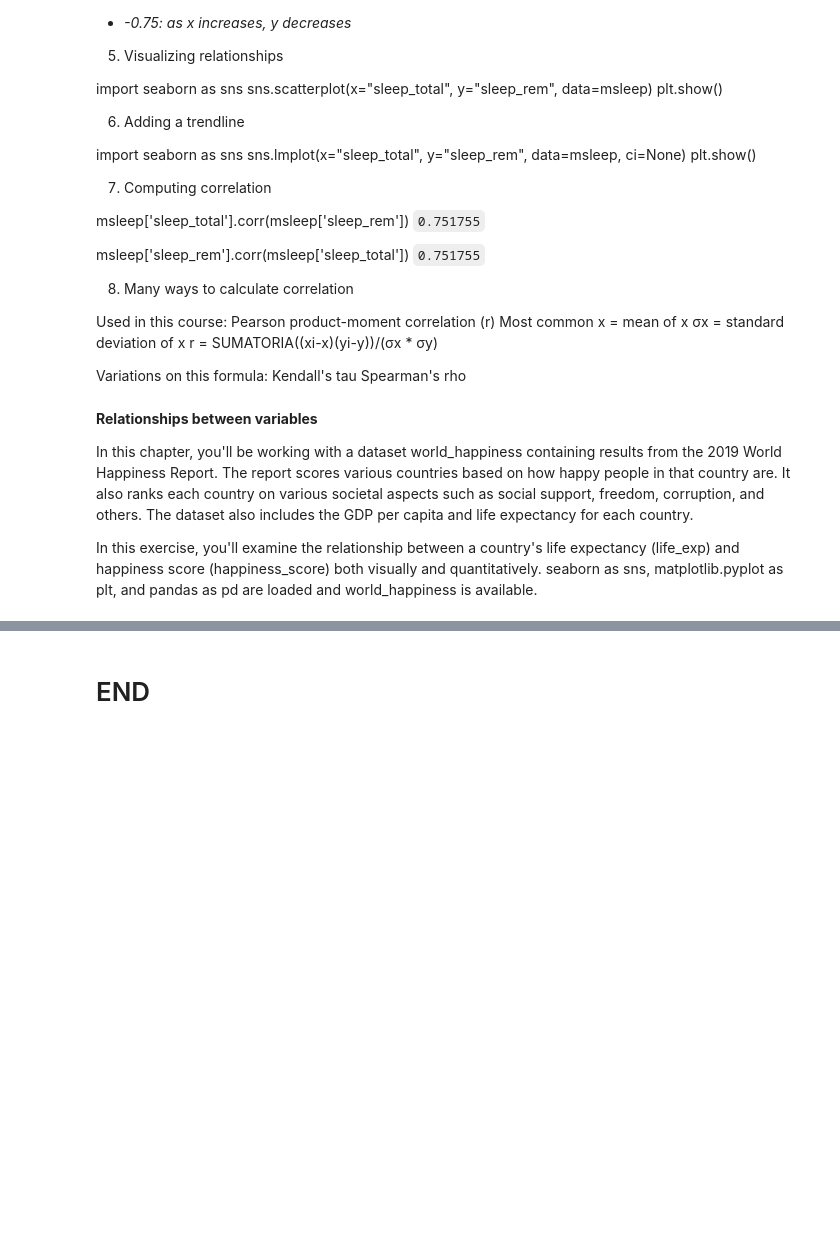
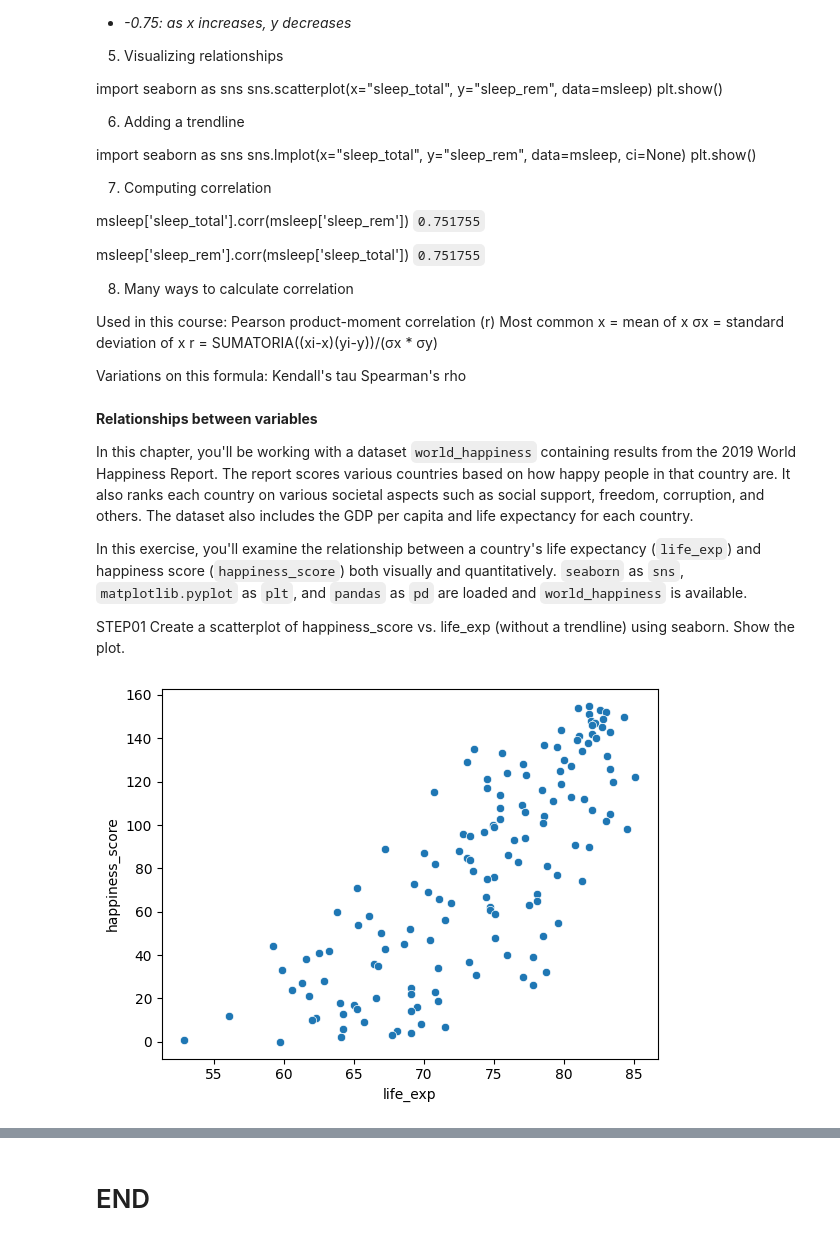
Before and after one commit to mcabas/Datacamp_Notebook, a Jupyter notebook: DataCamp.Course_041_Introduction to Statistics in Python.ipynb, the cells around one changed output, grey strips where cells are left out. Drawn from its saved outputs; the diff is of its cells as text; code cells hidden in the pictures; blank space fills up the shorter version.

```diff
--- a/DataCamp.Course_041_Introduction to Statistics in Python.ipynb
+++ b/DataCamp.Course_041_Introduction to Statistics in Python.ipynb
@@ -1620,6 +1620,26 @@ Spearman's rho
 # %% [markdown]
 **Relationships between variables**
 
-In this chapter, you'll be working with a dataset world_happiness containing results from the 2019 World Happiness Report. The report scores various countries based on how happy people in that country are. It also ranks each country on various societal aspects such as social support, freedom, corruption, and others. The dataset also includes the GDP per capita and life expectancy for each country.
+In this chapter, you'll be working with a dataset `world_happiness` containing results from the 2019 World Happiness Report. The report scores various countries based on how happy people in that country are. It also ranks each country on various societal aspects such as social support, freedom, corruption, and others. The dataset also includes the GDP per capita and life expectancy for each country.
 
-In this exercise, you'll examine the relationship between a country's life expectancy (life_exp) and happiness score (happiness_score) both visually and quantitatively. seaborn as sns, matplotlib.pyplot as plt, and pandas as pd are loaded and world_happiness is available.
+In this exercise, you'll examine the relationship between a country's life expectancy (`life_exp`) and happiness score (`happiness_score`) both visually and quantitatively. `seaborn` as `sns`, `matplotlib.pyplot` as `plt`, and `pandas` as `pd` are loaded and `world_happiness` is available.
+
+STEP01
+Create a scatterplot of happiness_score vs. life_exp (without a trendline) using seaborn.
+Show the plot.
+# %%
+#import seaborn
+import pandas as pd
+import seaborn as sns
+import matplotlib.pyplot as plt
+
+#Load Data
+world_happiness = pd.read_csv(r'G:\My Drive\Data Science\Datacamp_Notebook\Datacamp_Notebook\datasets\world_happiness.csv')
+
+# Create a scatterplot of happiness_score vs. life_exp and show
+sns.scatterplot(x="life_exp", y="happiness_score", data=world_happiness)
+
+# Show plot
+plt.show()
+# %% [output]
+[figure, added]
```
Also changed, not shown: parts of 14 cells of this notebook.
